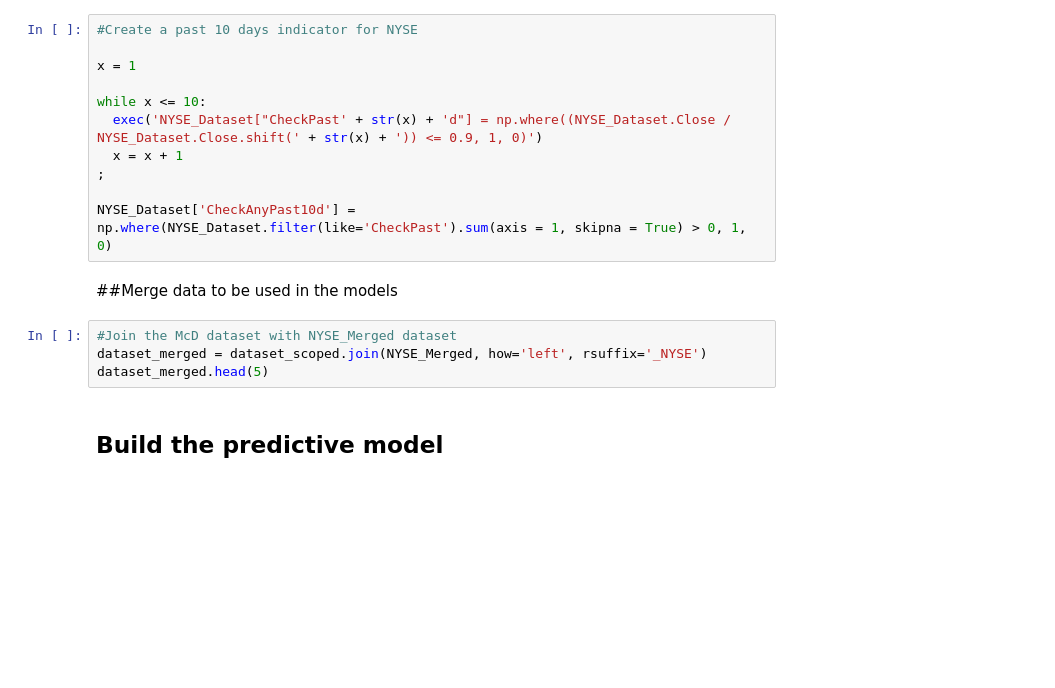
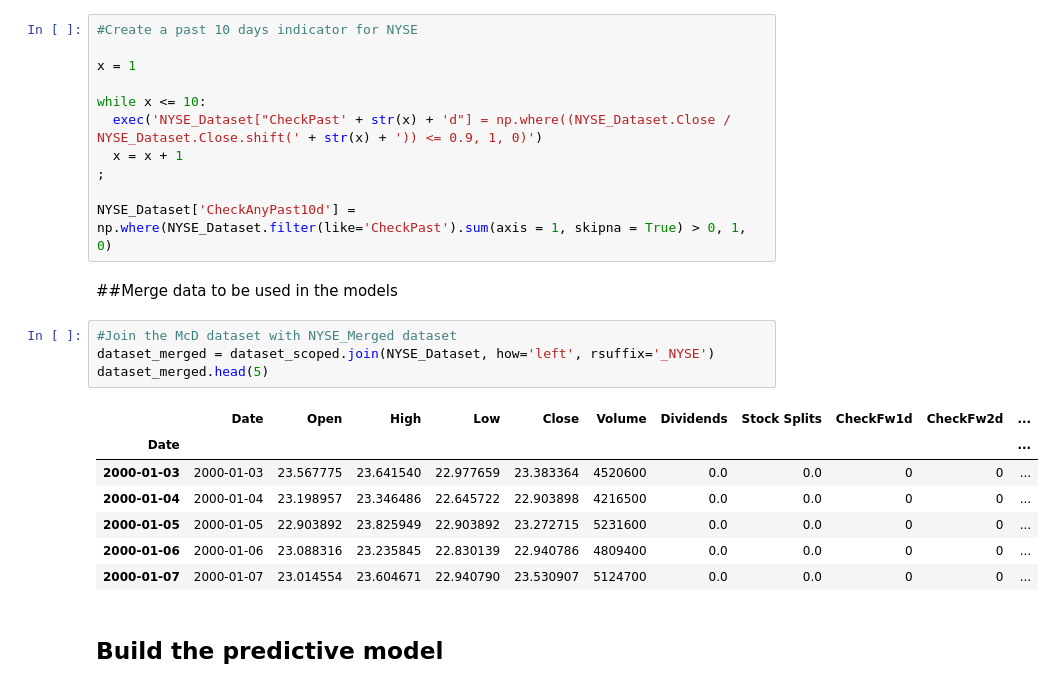
Before and after one commit to dsirtioglu/python, a Jupyter notebook: RR_Data_Science_Assignment_D_Sirtioglu.ipynb, the cells around one changed output. Cells and saved outputs as stored; diff of their text form; blank space fills up the shorter version.

```diff
--- a/RR_Data_Science_Assignment_D_Sirtioglu.ipynb
+++ b/RR_Data_Science_Assignment_D_Sirtioglu.ipynb
@@ -414,8 +433,16 @@ NYSE_Dataset['CheckAnyPast10d'] = np.where(NYSE_Dataset.filter(like='CheckPast')
 ##Merge data to be used in the models
 # %%
 #Join the McD dataset with NYSE_Merged dataset
-dataset_merged = dataset_scoped.join(NYSE_Merged, how='left', rsuffix='_NYSE')
+dataset_merged = dataset_scoped.join(NYSE_Dataset, how='left', rsuffix='_NYSE')
 dataset_merged.head(5)
+# %% [output]
+|  | Date | Open | High | Low | Close | Volume | Dividends | Stock Splits | CheckFw1d | CheckFw2d | ... |
+| Date |  |  |  |  |  |  |  |  |  |  | ... |
+| 2000-01-03 | 2000-01-03 | 23.567775 | 23.641540 | 22.977659 | 23.383364 | 4520600 | 0.0 | 0.0 | 0 | 0 | ... |
+| 2000-01-04 | 2000-01-04 | 23.198957 | 23.346486 | 22.645722 | 22.903898 | 4216500 | 0.0 | 0.0 | 0 | 0 | ... |
+| 2000-01-05 | 2000-01-05 | 22.903892 | 23.825949 | 22.903892 | 23.272715 | 5231600 | 0.0 | 0.0 | 0 | 0 | ... |
+| 2000-01-06 | 2000-01-06 | 23.088316 | 23.235845 | 22.830139 | 22.940786 | 4809400 | 0.0 | 0.0 | 0 | 0 | ... |
+| 2000-01-07 | 2000-01-07 | 23.014554 | 23.604671 | 22.940790 | 23.530907 | 5124700 | 0.0 | 0.0 | 0 | 0 | ... |
 # %% [markdown]
 ## Build the predictive model
 # %%
```
Also changed, not shown: parts of 7 cells of this notebook.
